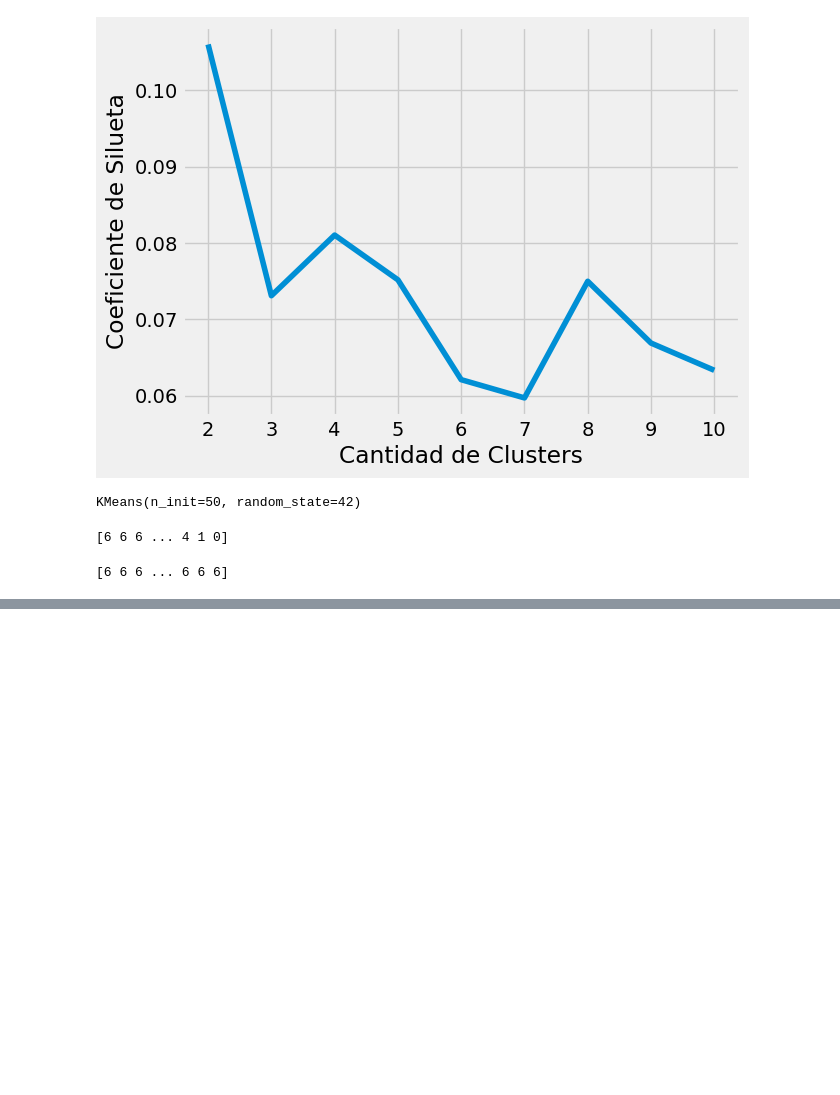
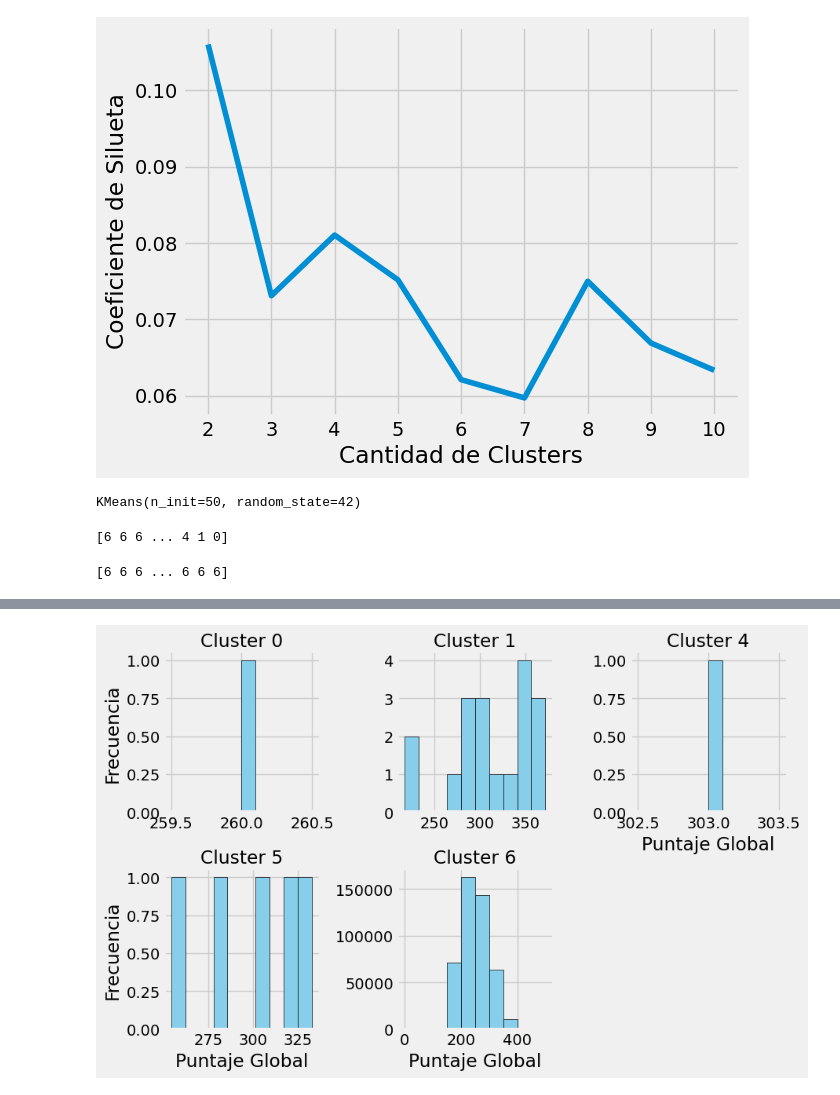
Before and after one commit to NnDz23/TFM, a Jupyter notebook: Notebook TFM.ipynb, the cells around one changed output, grey strips where cells are left out. Cells and saved outputs as stored; diff of their text form; code cells hidden in the pictures; blank space fills up the shorter version.

```diff
--- a/Notebook TFM.ipynb
+++ b/Notebook TFM.ipynb
@@ -537,7 +548,7 @@ plt.show()
 ## Variable Dependiente
 # %%
 # Guardar la columna de puntaje global en un nuevo DataFrame
-puntaje_global = df_sin_duplicados[columna_y].copy()
+puntaje_global = df_sin_duplicados[[columna_y]].copy()
 
 # Valores mínimos y máximos obtenibles en las pruebas Saber 11
 minimo_s11 = 0
@@ -1143,0 +704,5 @@ plt.show()
+# %%
+# Agregar el array como una nueva columna directamente
+puntaje_global['cluster'] = cluster
+
+puntaje_global.head()
@@ -1143,0 +716,15 @@ plt.show()
+# %%
+# Crear un grid de gráficos
+g = sns.FacetGrid(puntaje_global, col="cluster", col_wrap=3, sharex=False, sharey=False)
+
+# Mapear los datos al grid de gráficos
+g.map(plt.hist, columna_y, bins=10, color="skyblue", edgecolor="black")
+
+# Establecer los títulos y las etiquetas
+g.set_titles("Cluster {col_name}")
+g.set_axis_labels("Puntaje Global", "Frecuencia")
+
+# Mostrar el gráfico
+plt.show()
+# %% [output]
+[figure, added]
```
Also changed, not shown: parts of 49 cells of this notebook.
